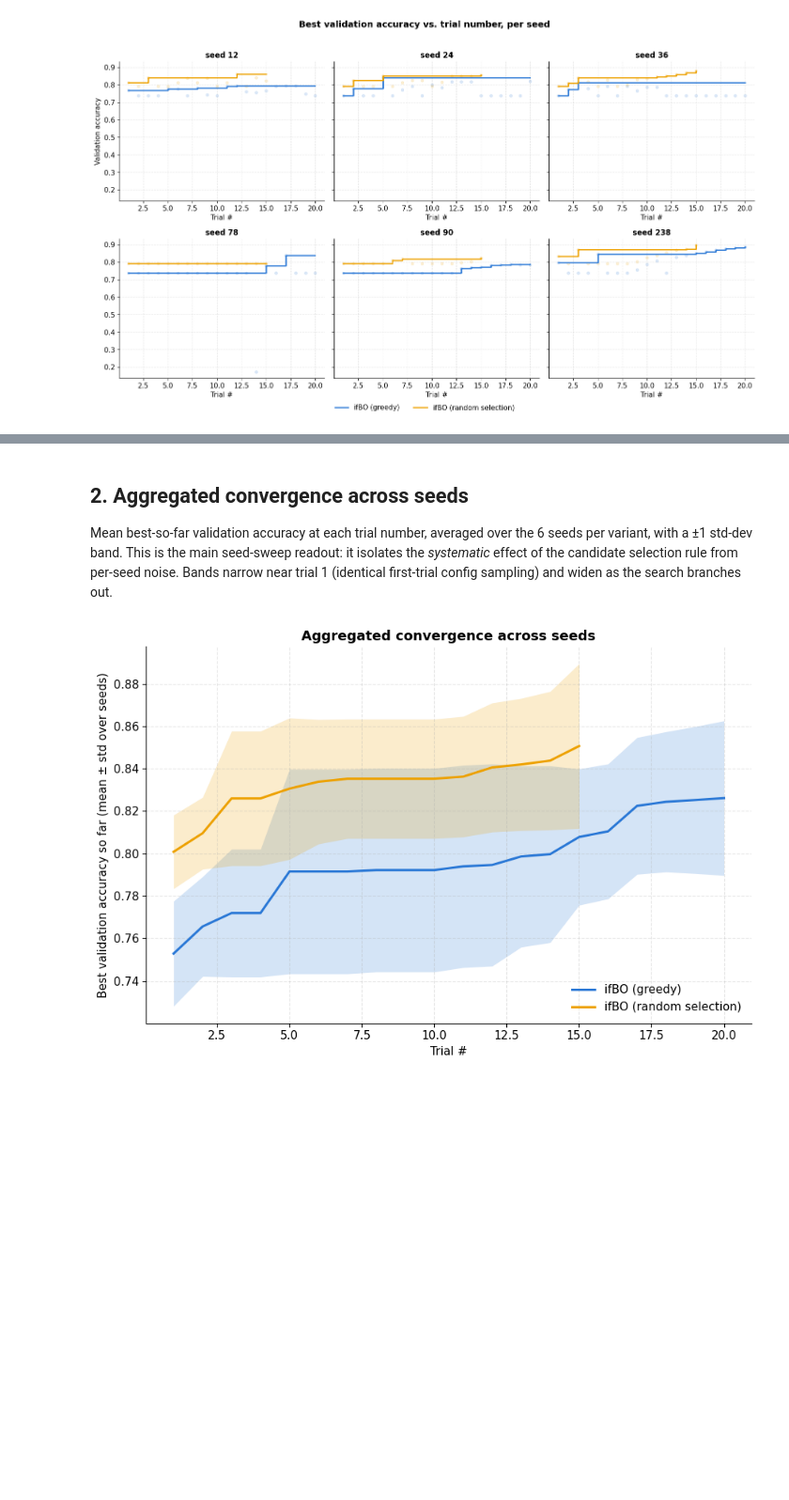
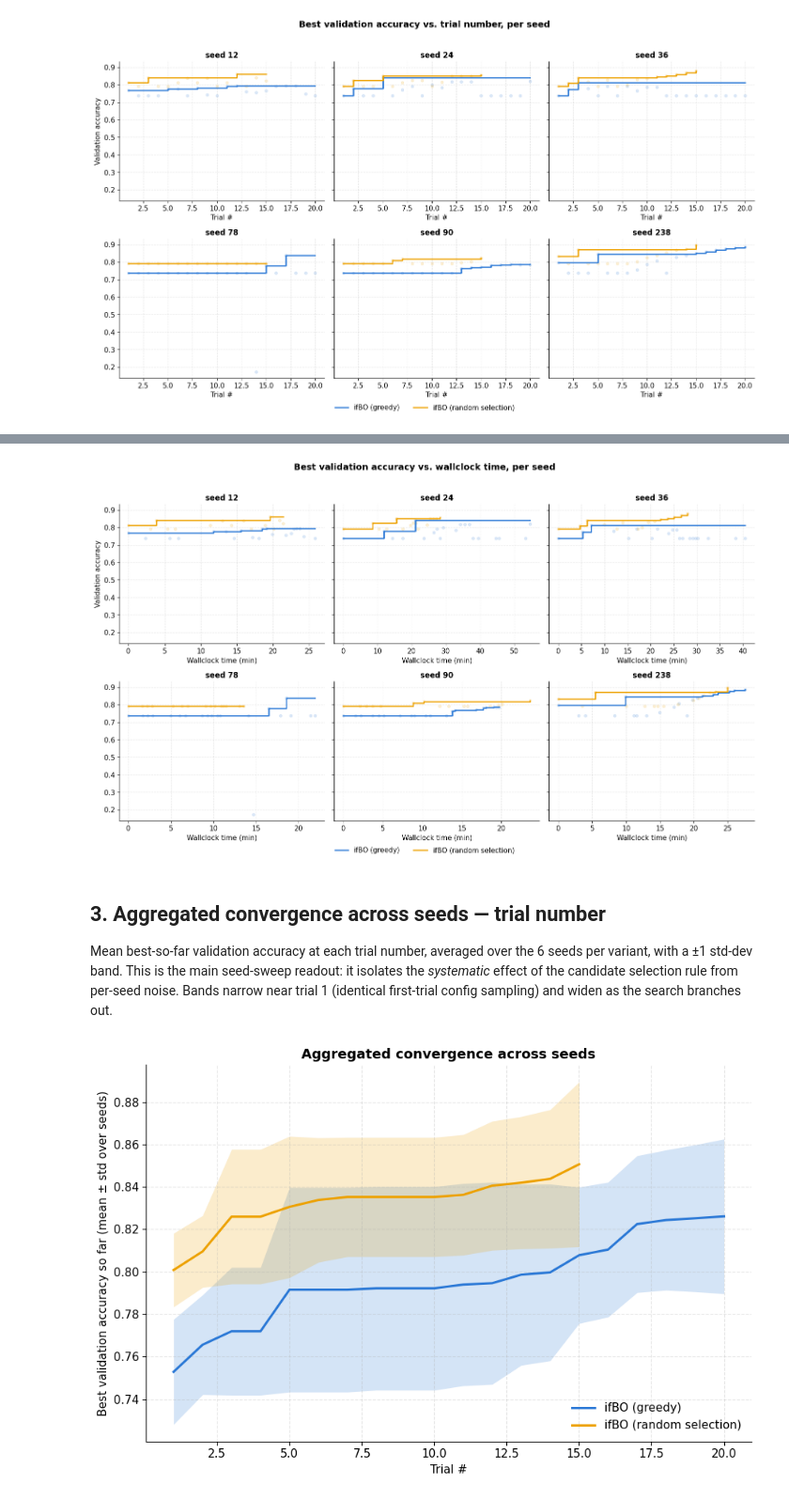
Before and after one commit to yahyafati/automl-textual-project-mirror, a Jupyter notebook: sample-results/seed_sweep_analysis.ipynb, the cells around one changed output, grey strips where cells are left out. Shown at 94% size. Drawn from its saved outputs; the diff is of its cells as text; code cells hidden in the pictures; blank space fills up the shorter version.

```diff
--- a/sample-results/seed_sweep_analysis.ipynb
+++ b/sample-results/seed_sweep_analysis.ipynb
@@ -204,5 +211,36 @@ plt.show()
+# %%
+fig, axes = seed_grid(figsize=(5 * GRID_NCOLS, 4.2 * GRID_NROWS), sharey=True)
+for ax, seed in zip(axes, SEEDS):
+    sub_seed = trials_df[trials_df["seed"] == seed]
+    for variant_key, variant_label in VARIANTS.items():
+        sub = sub_seed[sub_seed["variant"] == variant_key].sort_values("wallclock_s")
+        if sub.empty:
+            continue
+        color = COLORS[variant_key]
+        x_min = sub["wallclock_s"] / 60.0
+        ax.scatter(x_min, sub["val_accuracy"], color=color, alpha=0.15, s=18, zorder=1)
+        ax.step(
+            x_min,
+            sub["best_val_accuracy_so_far"],
+            where="post",
+            color=color,
+            linewidth=2.0,
+            label=variant_label,
+            zorder=2,
+        )
+    ax.set_title(f"seed {seed}", fontsize=12, fontweight="bold")
+    ax.set_xlabel("Wallclock time (min)")
+
+axes[0].set_ylabel("Validation accuracy")
+handles, labels = axes[0].get_legend_handles_labels()
+fig.legend(handles, labels, loc="lower center", ncol=2, bbox_to_anchor=(0.5, -0.03), frameon=False)
+fig.suptitle("Best validation accuracy vs. wallclock time, per seed", fontsize=14, fontweight="bold", y=1.02)
+fig.tight_layout()
+plt.show()
+# %% [output]
+[figure, added]
 # %% [markdown]
-## 2. Aggregated convergence across seeds
+## 3. Aggregated convergence across seeds — trial number
 
 Mean best-so-far validation accuracy at each trial number, averaged over
 the 6 seeds per variant, with a ±1 std-dev band. This is the main
```
Also changed, not shown: parts of 11 cells of this notebook.
